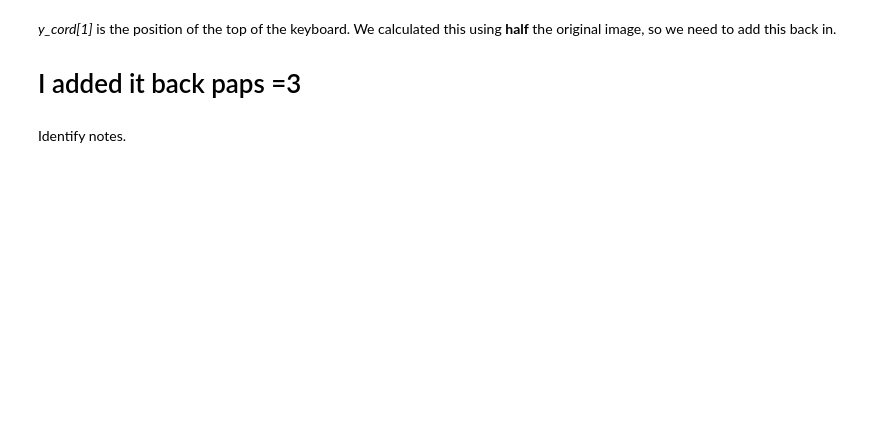
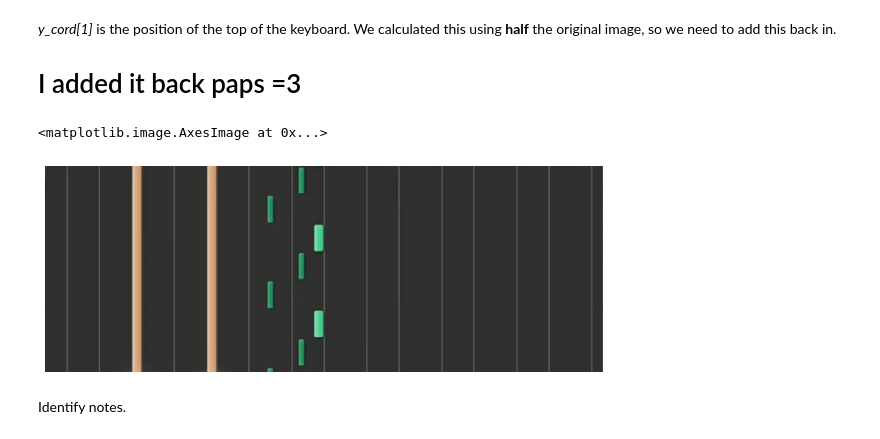
Before and after one commit to cooldecola/piano2sheet, a Jupyter notebook: src/testing/brian/brian's testing corner.ipynb, the cells around one changed output. Cells and saved outputs as stored; diff of their text form; code cells hidden in the pictures; blank space fills up the shorter version.

```diff
--- a/src/testing/brian/brian's testing corner.ipynb
+++ b/src/testing/brian/brian's testing corner.ipynb
@@ -301,12 +307,17 @@ note, index = key_pressed(full_key_list, 999)
 
 # I added it back paps =3
 # %%
-# #Cropped
-# top_keys_index = y_cord[1] + img_notes.shape[0]//2
-# crop_img_notes = img_notes[20:(int(top_keys_index)-30)] #Crop the top 20 pixels and bottom 30
-# crop_img_notes_gray = cv2.cvtColor(crop_img_notes, cv2.COLOR_BGR2GRAY)
+#Cropped
+top_keys_index = y_cord[1] + img_notes.shape[0]//2
+crop_img_notes = img_notes[20:(int(top_keys_index)-30)] #Crop the top 20 pixels and bottom 30
+crop_img_notes_gray = cv2.cvtColor(crop_img_notes, cv2.COLOR_BGR2GRAY)
 
-# plt.imshow(crop_img_notes)
+plt.figure(figsize=(10,10))
+plt.axis('off')
+plt.imshow(crop_img_notes)
+# %% [output]
+<matplotlib.image.AxesImage at 0x...>
+[figure, added]
 # %% [markdown]
 Identify notes.
 # %%
```
Also changed, not shown: parts of 25 cells of this notebook, 17 other files.
